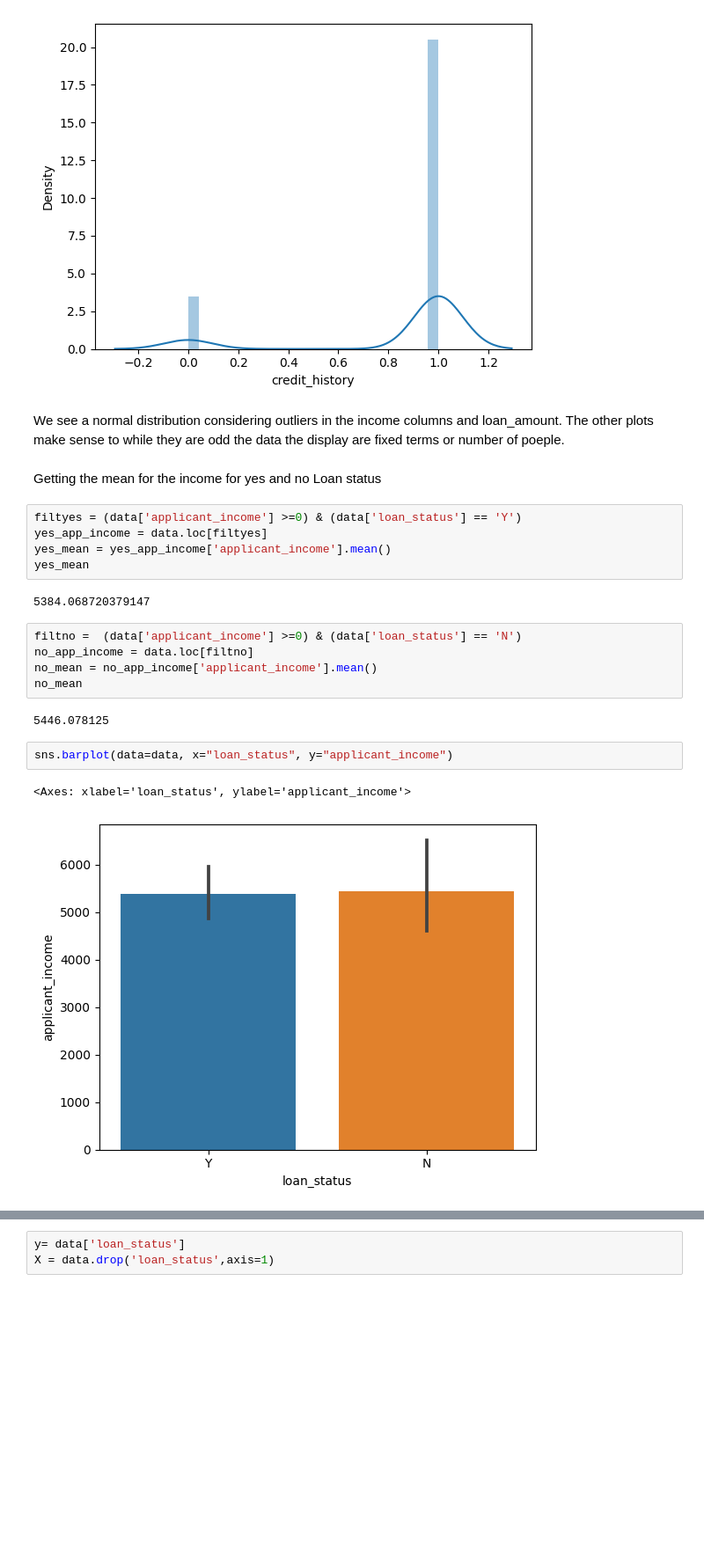
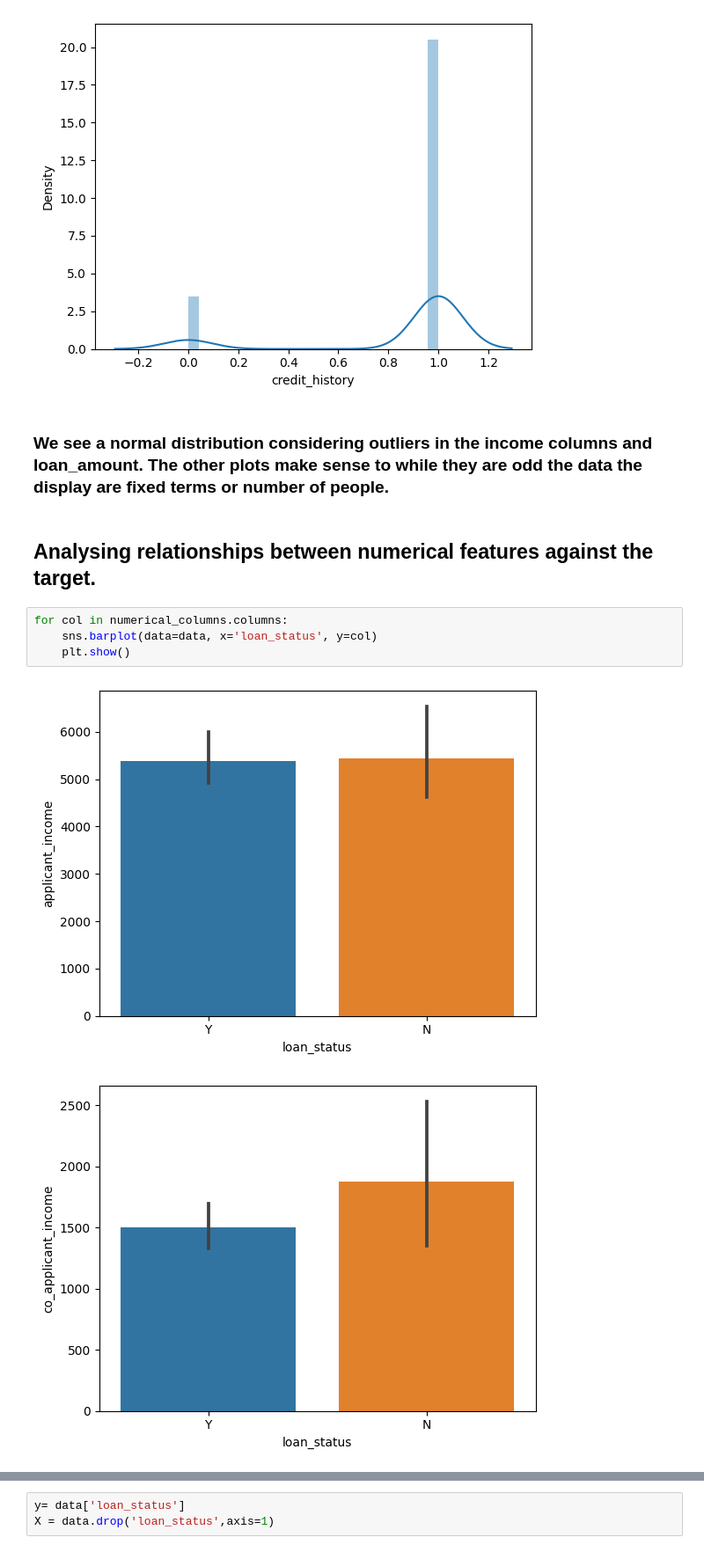
Before and after one commit to CillianK93/Ironhack-mini-project, a Jupyter notebook: Mini-project-Loan-Eligibility .ipynb, the cells around one changed output, grey strips where cells are left out. Shown at 88% size. Drawn from its saved outputs; the diff is of its cells as text; blank space fills up the shorter version.

Commit message:
Loan Eligibility

```diff
--- a/Mini-project-Loan-Eligibility .ipynb
+++ b/Mini-project-Loan-Eligibility .ipynb
@@ -241,25 +255,13 @@ for col in numerical_columns.columns:
 [figure]
 [figure]
 # %% [markdown]
-We see a normal distribution considering outliers in the income columns and loan_amount. The other plots make sense to while they are odd the data the display are fixed terms or number of poeple.
+ ### We see a normal distribution considering outliers in the income columns and loan_amount. The other plots make sense to while they are odd the data the display are fixed terms or number of people.
-# %% [markdown]
-Getting the mean for the income for yes and no Loan status
-# %%
-filtyes = (data['applicant_income'] >=0) & (data['loan_status'] == 'Y')
-yes_app_income = data.loc[filtyes]
-yes_mean = yes_app_income['applicant_income'].mean()
-yes_mean
-# %% [output]
-5384.068720379147
-# %%
-filtno =  (data['applicant_income'] >=0) & (data['loan_status'] == 'N')
-no_app_income = data.loc[filtno]
-no_mean = no_app_income['applicant_income'].mean()
-no_mean
-# %% [output]
-5446.078125
+# %% [markdown]
+##  Analysing relationships between numerical features against the target.
 # %%
-sns.barplot(data=data, x="loan_status", y="applicant_income")
+for col in numerical_columns.columns:
+    sns.barplot(data=data, x='loan_status', y=col)
+    plt.show()
 # %% [output]
-<Axes: xlabel='loan_status', ylabel='applicant_income'>
 [figure]
+[figure, added]
```
Also changed, not shown: parts of 38 cells of this notebook.
